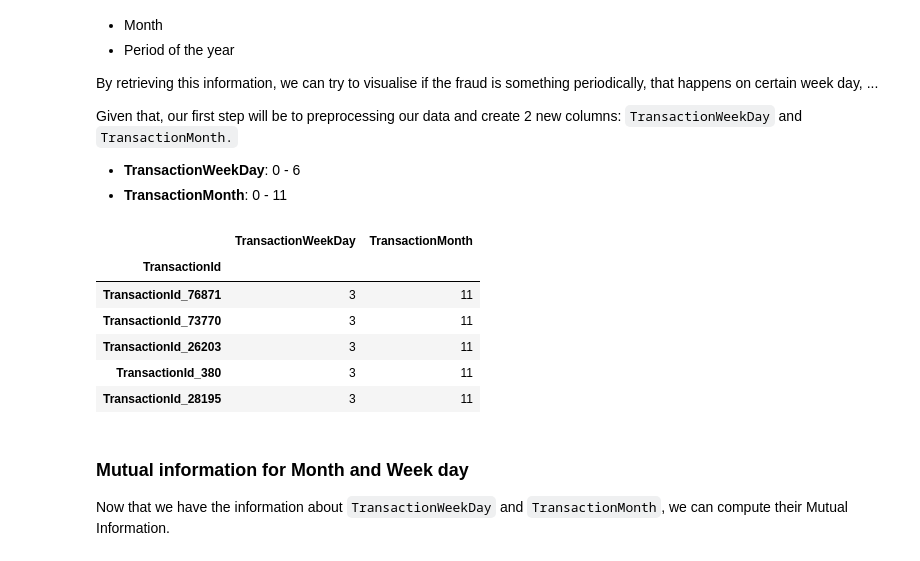
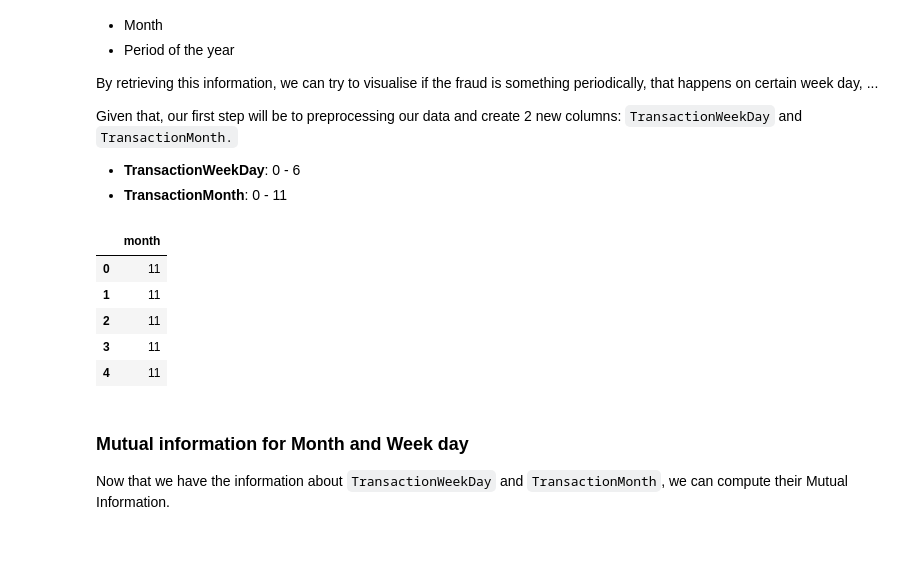
Before and after one commit to alex210501/AI5L-L1-FraudDetection, a Jupyter notebook: ml_project.ipynb, the cells around one changed output. Drawn from its saved outputs; the diff is of its cells as text; code cells hidden in the pictures.

Commit message:
Vectorize computation for datetime and payment way

```diff
--- a/ml_project.ipynb
+++ b/ml_project.ipynb
@@ -207,20 +231,30 @@ def apply_transaction_start_date(destination):
     return destination
 # %%
 # Create an empty DataFrame
+# TransactionStartTimeDetails = training_data.loc[:, ['TransactionStartTime']].copy()
+
+# # Apply the treatment to TransactionStartTime
+# TransactionStartTimeDetails = apply_transaction_start_date(TransactionStartTimeDetails)
+
+# TransactionStartTimeDetails.head()
+
 TransactionStartTimeDetails = training_data.loc[:, ['TransactionStartTime']].copy()
 
-# Apply the treatment to TransactionStartTime
-TransactionStartTimeDetails = apply_transaction_start_date(TransactionStartTimeDetails)
+# test['date'], test['hour'], _ = re.split('Z|T', training_data.loc[:, ['TransactionStartTime']].copy())
 
-TransactionStartTimeDetails.head()
+
+TransactionStartTimeSplitted = training_data['TransactionStartTime'].str.split(r'Z|T', expand=True)
+# RowDate = TransactionStartTimeSplitted[0]datetime.strptime(, '%Y-%m-%d')
+test['month'] = pd.DatetimeIndex(pd.to_datetime(training_data['TransactionStartTime'])).month
+
+test.head()
 # %% [output]
-|  | TransactionWeekDay | TransactionMonth |
-| TransactionId |  |  |
-| TransactionId_76871 | 3 | 11 |
-| TransactionId_73770 | 3 | 11 |
-| TransactionId_26203 | 3 | 11 |
-| TransactionId_380 | 3 | 11 |
-| TransactionId_28195 | 3 | 11 |
+|  | month |
+| 0 | 11 |
+| 1 | 11 |
+| 2 | 11 |
+| 3 | 11 |
+| 4 | 11 |
 # %% [markdown]
 ### Mutual information for Month and Week day
 
```
Also changed, not shown: parts of 5 cells of this notebook.
